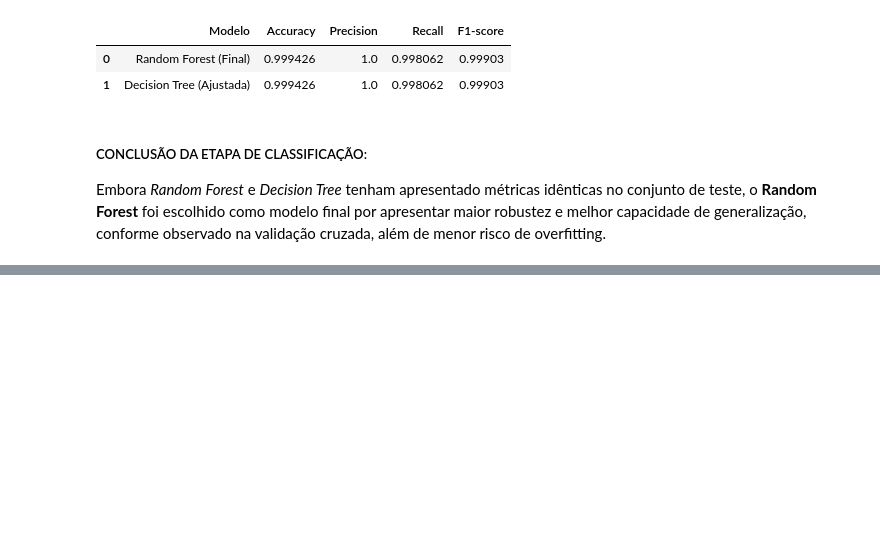
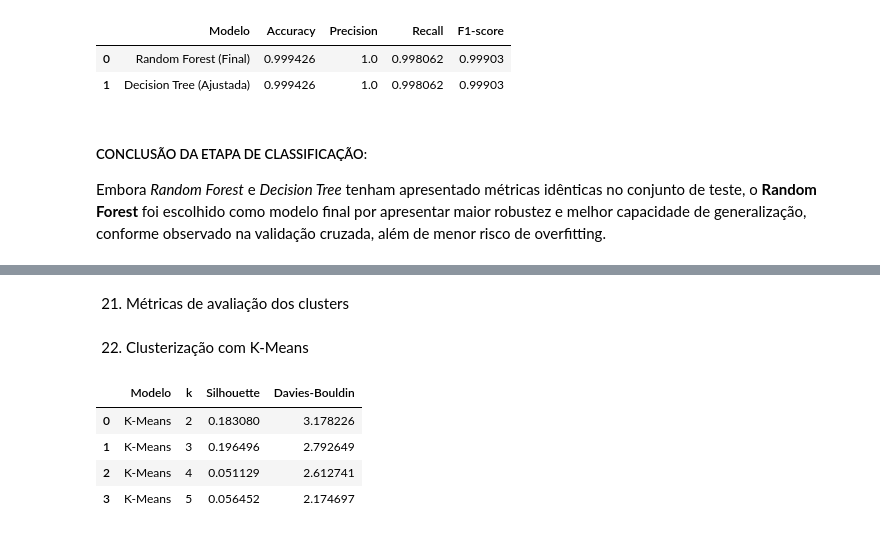
Before and after one commit to WKesneY/T3-Ciencia_de_Dados, a Jupyter notebook: notebooks/books-dataset.ipynb, the cells around one changed output, grey strips where cells are left out. Cells and saved outputs as stored; diff of their text form; code cells hidden in the pictures; blank space fills up the shorter version.

```diff
--- a/notebooks/books-dataset.ipynb
+++ b/notebooks/books-dataset.ipynb
@@ -459,0 +513,2 @@ Embora *Random Forest* e *Decision Tree* tenham apresentado métricas idênticas
+# %% [markdown]
+21. Métricas de avaliação dos clusters
@@ -459,0 +517,31 @@ Embora *Random Forest* e *Decision Tree* tenham apresentado métricas idênticas
+# %% [markdown]
+22. Clusterização com K-Means
+# %%
+# Valores de k que serão testados no K-Means
+k_values = [2, 3, 4, 5]
+
+# Lista para armazenar os resultados
+results_kmeans = []
+
+for k in k_values:
+    # Criação e treinamento do modelo K-Means
+    kmeans = KMeans(n_clusters=k, random_state=42)
+    labels = kmeans.fit_predict(X_cluster_scaled)
+
+    # Cálculo das métricas de avaliação
+    results_kmeans.append({
+        "Modelo": "K-Means",
+        "k": k,
+        "Silhouette": silhouette_score(X_cluster_scaled, labels),
+        "Davies-Bouldin": davies_bouldin_score(X_cluster_scaled, labels)
+    })
+
+# Conversão dos resultados em DataFrame
+df_kmeans = pd.DataFrame(results_kmeans)
+df_kmeans
+# %% [output]
+|  | Modelo | k | Silhouette | Davies-Bouldin |
+| 0 | K-Means | 2 | 0.183080 | 3.178226 |
+| 1 | K-Means | 3 | 0.196496 | 2.792649 |
+| 2 | K-Means | 4 | 0.051129 | 2.612741 |
+| 3 | K-Means | 5 | 0.056452 | 2.174697 |
```
Also changed, not shown: parts of 16 cells of this notebook.
